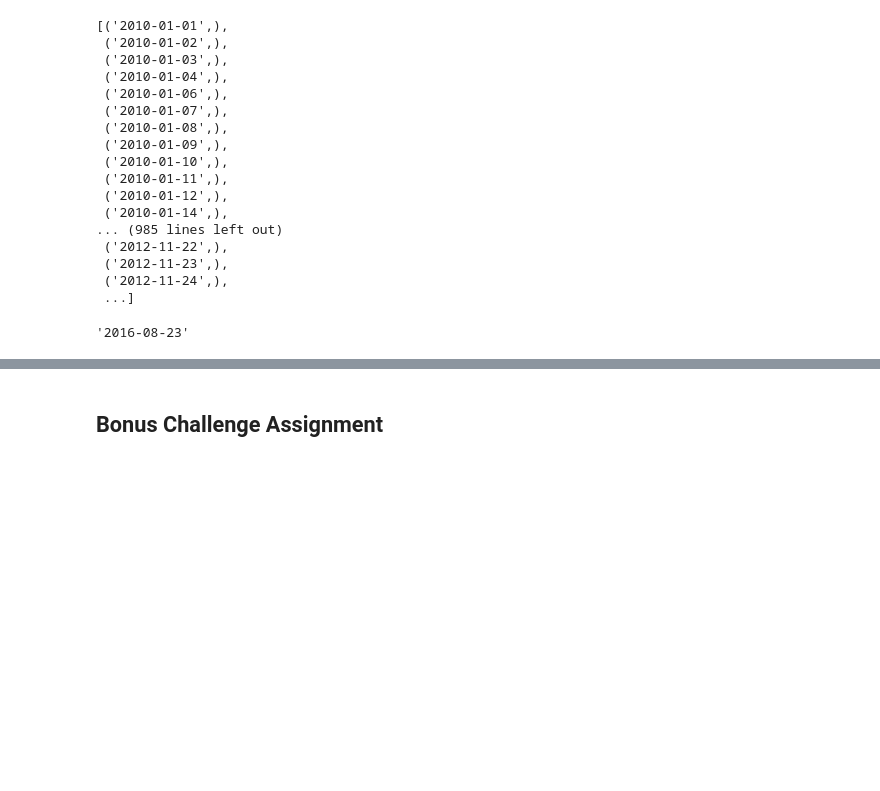
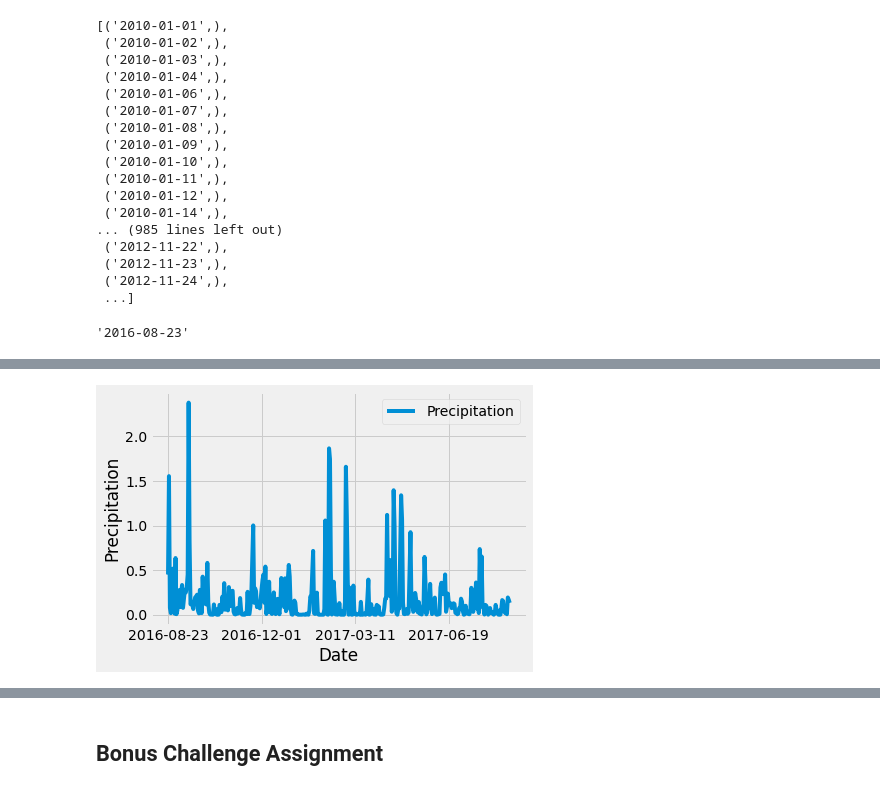
Before and after one commit to rambunctious2050/sqlalchemy-challenge, a Jupyter notebook: climate_starter.ipynb, the cells around one changed output, grey strips where cells are left out. Drawn from its saved outputs; the diff is of its cells as text; code cells hidden in the pictures; blank space fills up the shorter version.

Commit message:
Finished part 1 - precipitation analysis

```diff
--- a/climate_starter.ipynb
+++ b/climate_starter.ipynb
@@ -87,8 +87,11 @@ oneyearago
 # %%
 # Design a query to retrieve the last 12 months of precipitation data and plot the results
 # Perform a query to retrieve the data and precipitation scores
-oneyrprcp = session.query(Measurement.date, Measurement.prcp).\
-            filter(Measurement.date >= oneyearago).all()
+
+oneyrprcp = session.query(Measurement.date, func.avg(Measurement.prcp)).\
+            filter(Measurement.date >= oneyearago).\
+            group_by(Measurement.date).all()
+oneyrprcp
 
 # Save the query results as a Pandas DataFrame and set the index to the date column
 oneyrprcp_dict = dict(oneyrprcp)
@@ -101,2 +117,17 @@ oneyrprcp_df=oneyrprcp_df.set_index('Date')
+# %%
+# Sort the dataframe by date
+oneyrprcp_sorted_df = oneyrprcp_df.sort_index()
+
+# Use Pandas Plotting with Matplotlib to plot the data
+ax = oneyrprcp_df.plot()
+
+# Need to show a select few dates on the x axis
+from matplotlib.ticker import MaxNLocator, IndexFormatter
+ax.xaxis.set_major_locator(MaxNLocator(5))
+ax.xaxis.set_major_formatter(IndexFormatter(oneyrprcp_df.index))
+plt.ylabel("Precipitation")
+plt.show()
+# %% [output]
+[figure, added]
 # %%
 # Use Pandas to calculate the summary statistics for the precipitation data
```
Also changed, not shown: parts of 3 cells of this notebook.
